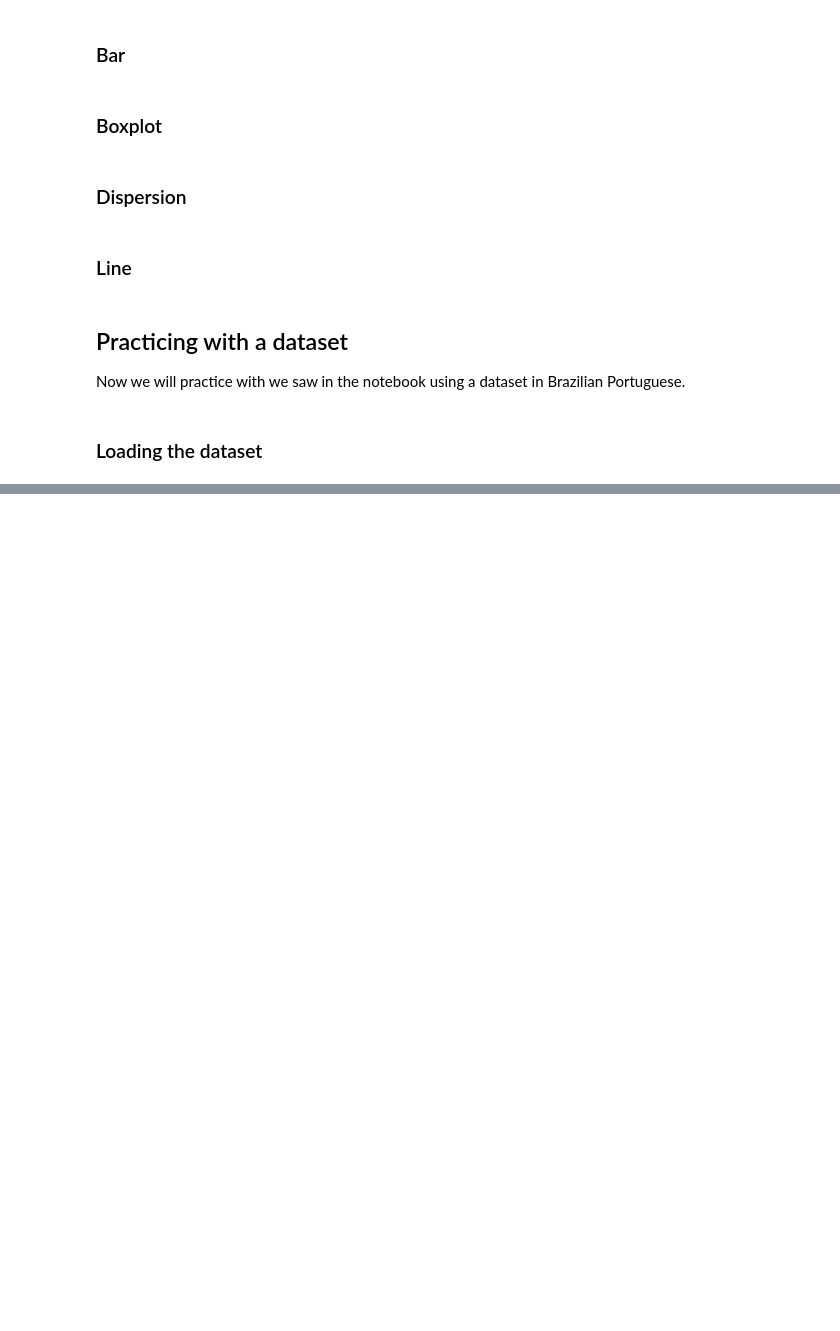
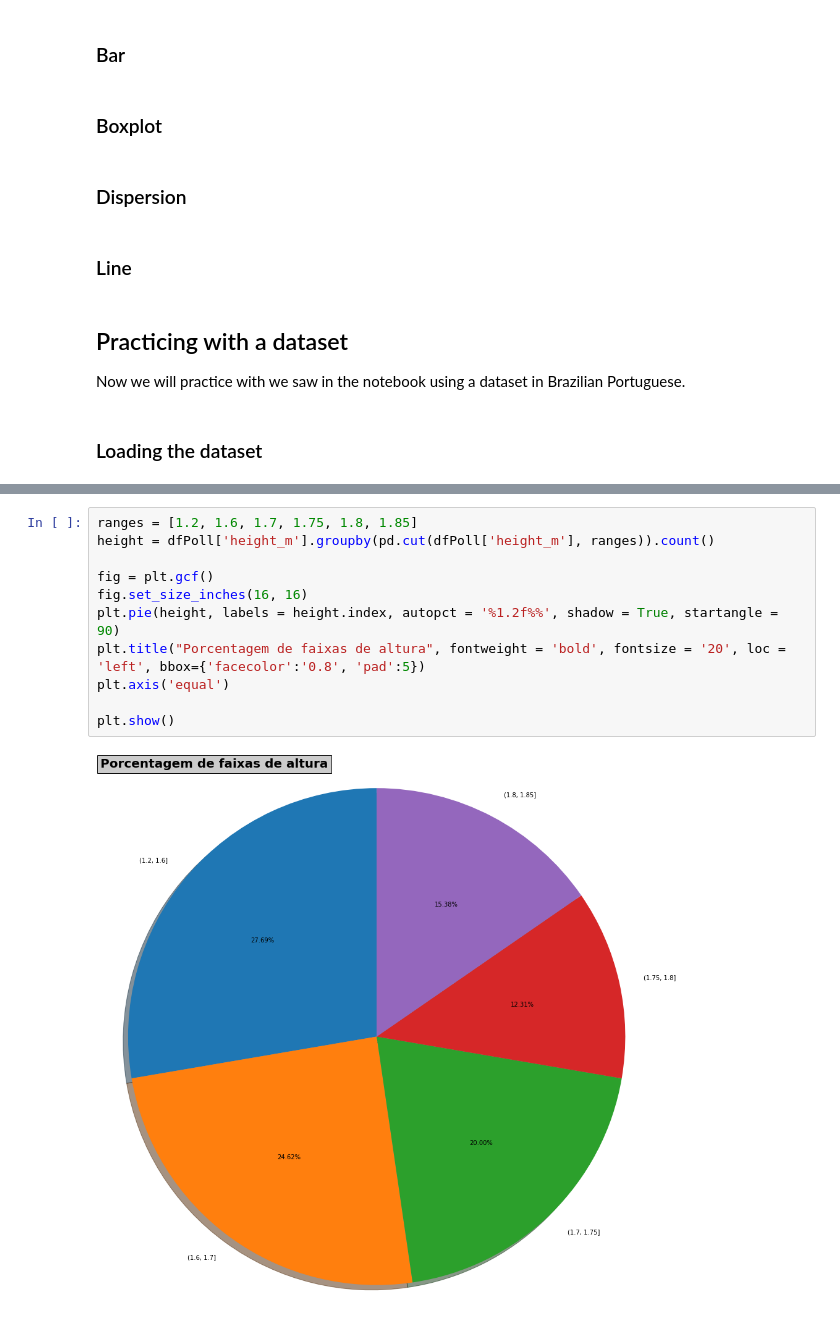
Before and after one commit to brenoslivio/Statistics-Python, a Jupyter notebook: 1-DescriptiveAnalysis/1_DescriptiveAnalysis.ipynb, the cells around one changed output, grey strips where cells are left out. Saved outputs shown, nothing was run; the diff lists cells and outputs as text; blank space fills up the shorter version.

```diff
--- a/1-DescriptiveAnalysis/1_DescriptiveAnalysis.ipynb
+++ b/1-DescriptiveAnalysis/1_DescriptiveAnalysis.ipynb
@@ -190,0 +329,13 @@ dfPoll['height_m'].quantile()
+# %%
+ranges = [1.2, 1.6, 1.7, 1.75, 1.8, 1.85]
+height = dfPoll['height_m'].groupby(pd.cut(dfPoll['height_m'], ranges)).count()
+
+fig = plt.gcf()
+fig.set_size_inches(16, 16)
+plt.pie(height, labels = height.index, autopct = '%1.2f%%', shadow = True, startangle = 90)
+plt.title("Porcentagem de faixas de altura", fontweight = 'bold', fontsize = '20', loc = 'left', bbox={'facecolor':'0.8', 'pad':5})
+plt.axis('equal')
+
+plt.show()
+# %% [output]
+[figure, added]
```
Also changed, not shown: parts of 24 cells of this notebook.
